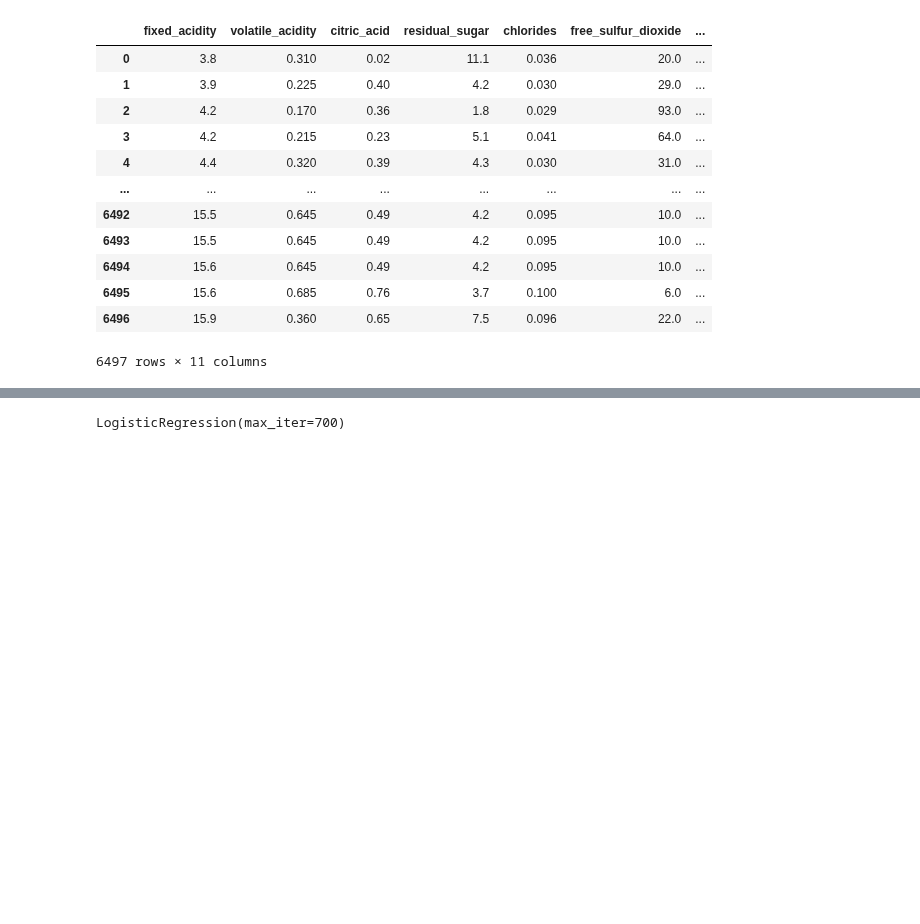
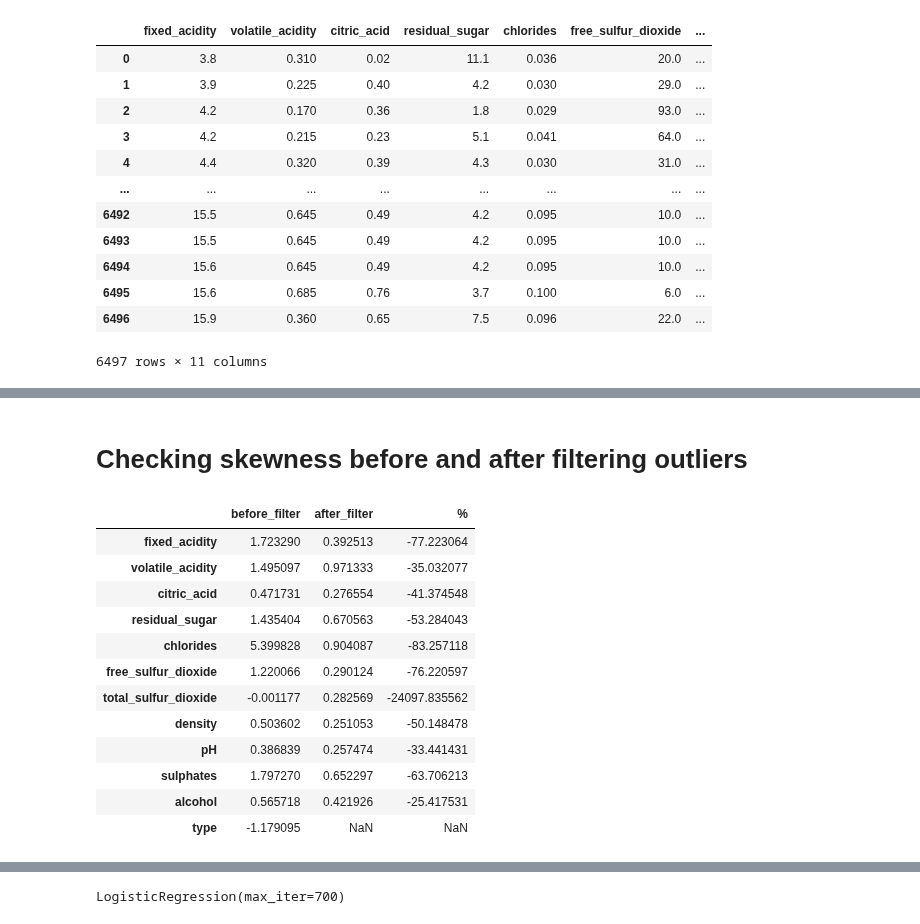
Before and after one commit to AlexIchie-coder/Projects, a Jupyter notebook: Blueberry_project.ipynb, the cells around one changed output, grey strips where cells are left out. Saved outputs shown, nothing was run; the diff lists cells and outputs as text; code cells hidden in the pictures; blank space fills up the shorter version.

```diff
--- a/Blueberry_project.ipynb
+++ b/Blueberry_project.ipynb
@@ -447,0 +541,30 @@ x_train, x_test, y_train, y_test = train_test_split(X, y, test_size=0.20, random
+# %% [markdown]
+# Checking skewness before and after filtering outliers
+# %%
+# Skewness before filter
+white_and_red_numeric = white_and_red_clean.select_dtypes(include=['float64', 'int64'])
+white_and_red_skew_before = white_and_red_numeric[white_and_red_numeric.columns].skew()
+
+#Skewness after filter
+filtered_wr_numeric = filtered_wr_df.select_dtypes(include="float64")
+filtered_wr_numeric[filtered_wr_numeric.columns].skew()
+white_and_red_skew_after= filtered_wr_numeric[filtered_wr_numeric.columns].skew()
+
+skew_df= pd.concat([white_and_red_skew_before, white_and_red_skew_after], axis=1)
+skew_df= skew_df.rename(columns={0:"before_filter", 1:"after_filter"})
+skew_df["%"]= (skew_df["after_filter"]-skew_df["before_filter"])*100/skew_df["before_filter"]
+skew_df
+# %% [output]
+|  | before_filter | after_filter | % |
+| fixed_acidity | 1.723290 | 0.392513 | -77.223064 |
+| volatile_acidity | 1.495097 | 0.971333 | -35.032077 |
+| citric_acid | 0.471731 | 0.276554 | -41.374548 |
+| residual_sugar | 1.435404 | 0.670563 | -53.284043 |
+| chlorides | 5.399828 | 0.904087 | -83.257118 |
+| free_sulfur_dioxide | 1.220066 | 0.290124 | -76.220597 |
+| total_sulfur_dioxide | -0.001177 | 0.282569 | -24097.835562 |
+| density | 0.503602 | 0.251053 | -50.148478 |
+| pH | 0.386839 | 0.257474 | -33.441431 |
+| sulphates | 1.797270 | 0.652297 | -63.706213 |
+| alcohol | 0.565718 | 0.421926 | -25.417531 |
+| type | -1.179095 | NaN | NaN |
```
Also changed, not shown: parts of 70 cells of this notebook.
